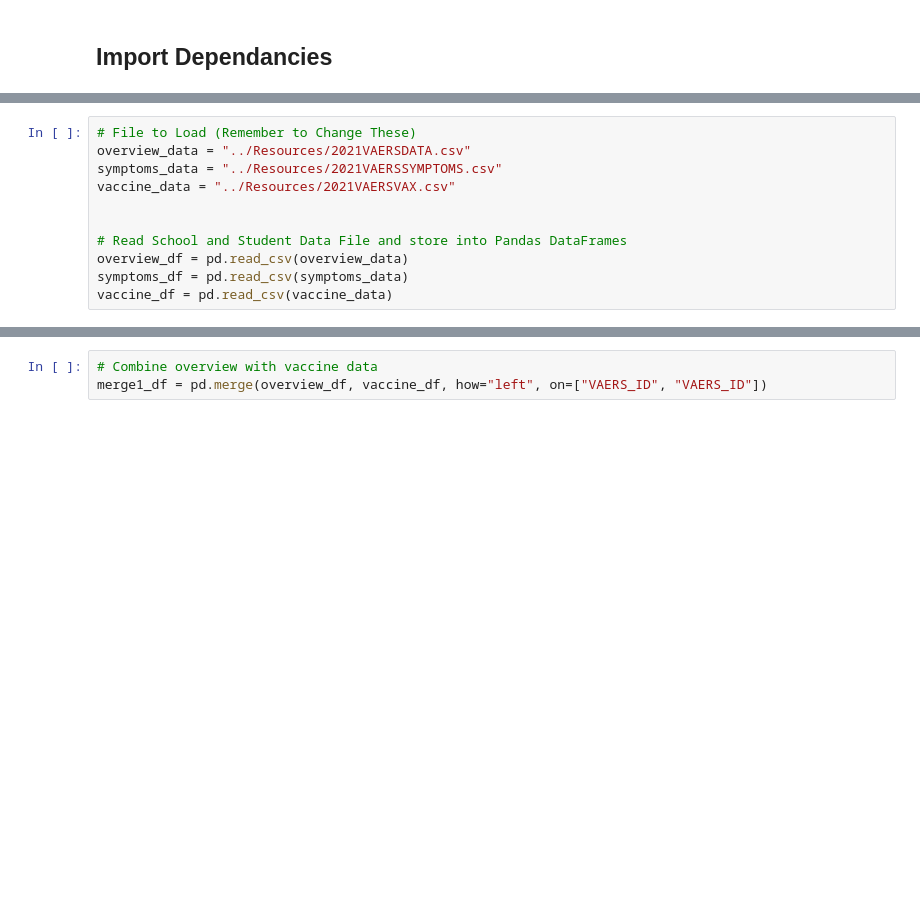
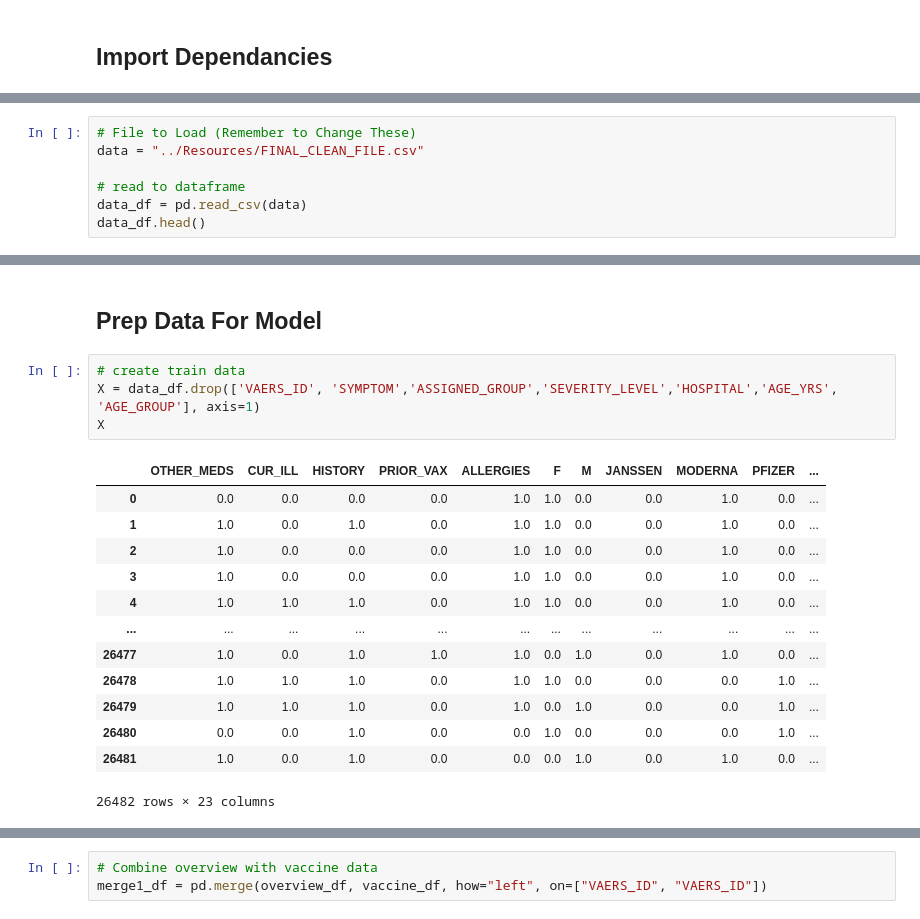
Before and after one commit to D11eleven/Vaccine_Side_Effects_Predictor, a Jupyter notebook: TL/Untitled.ipynb, the cells around one changed output, grey strips where cells are left out. Saved outputs shown, nothing was run; the diff lists cells and outputs as text; blank space fills up the shorter version.

```diff
--- a/TL/Untitled.ipynb
+++ b/TL/Untitled.ipynb
@@ -8,11 +13,7 @@ import numpy as np
 # %%
 # File to Load (Remember to Change These)
-overview_data = "../Resources/2021VAERSDATA.csv"
-symptoms_data = "../Resources/2021VAERSSYMPTOMS.csv"
-vaccine_data = "../Resources/2021VAERSVAX.csv"
+data = "../Resources/FINAL_CLEAN_FILE.csv"
 
-
-# Read School and Student Data File and store into Pandas DataFrames
-overview_df = pd.read_csv(overview_data)
-symptoms_df = pd.read_csv(symptoms_data)
-vaccine_df = pd.read_csv(vaccine_data)
+# read to dataframe
+data_df = pd.read_csv(data)
+data_df.head()
@@ -30,0 +28,20 @@ overview_df.head()
+# %% [markdown]
+## Prep Data For Model
+# %%
+# create train data
+X = data_df.drop(['VAERS_ID', 'SYMPTOM','ASSIGNED_GROUP','SEVERITY_LEVEL','HOSPITAL','AGE_YRS', 'AGE_GROUP'], axis=1)
+X
+# %% [output]
+|  | OTHER_MEDS | CUR_ILL | HISTORY | PRIOR_VAX | ALLERGIES | F | M | JANSSEN | MODERNA | PFIZER | ... |
+| 0 | 0.0 | 0.0 | 0.0 | 0.0 | 1.0 | 1.0 | 0.0 | 0.0 | 1.0 | 0.0 | ... |
+| 1 | 1.0 | 0.0 | 1.0 | 0.0 | 1.0 | 1.0 | 0.0 | 0.0 | 1.0 | 0.0 | ... |
+| 2 | 1.0 | 0.0 | 0.0 | 0.0 | 1.0 | 1.0 | 0.0 | 0.0 | 1.0 | 0.0 | ... |
+| 3 | 1.0 | 0.0 | 0.0 | 0.0 | 1.0 | 1.0 | 0.0 | 0.0 | 1.0 | 0.0 | ... |
+| 4 | 1.0 | 1.0 | 1.0 | 0.0 | 1.0 | 1.0 | 0.0 | 0.0 | 1.0 | 0.0 | ... |
+| ... | ... | ... | ... | ... | ... | ... | ... | ... | ... | ... | ... |
+| 26477 | 1.0 | 0.0 | 1.0 | 1.0 | 1.0 | 0.0 | 1.0 | 0.0 | 1.0 | 0.0 | ... |
+| 26478 | 1.0 | 1.0 | 1.0 | 0.0 | 1.0 | 1.0 | 0.0 | 0.0 | 0.0 | 1.0 | ... |
+| 26479 | 1.0 | 1.0 | 1.0 | 0.0 | 1.0 | 0.0 | 1.0 | 0.0 | 0.0 | 1.0 | ... |
+| 26480 | 0.0 | 0.0 | 1.0 | 0.0 | 0.0 | 1.0 | 0.0 | 0.0 | 0.0 | 1.0 | ... |
+| 26481 | 1.0 | 0.0 | 1.0 | 0.0 | 0.0 | 0.0 | 1.0 | 0.0 | 1.0 | 0.0 | ... |
+26482 rows × 23 columns
```
Also changed, not shown: parts of 16 cells of this notebook, 3 other files.
